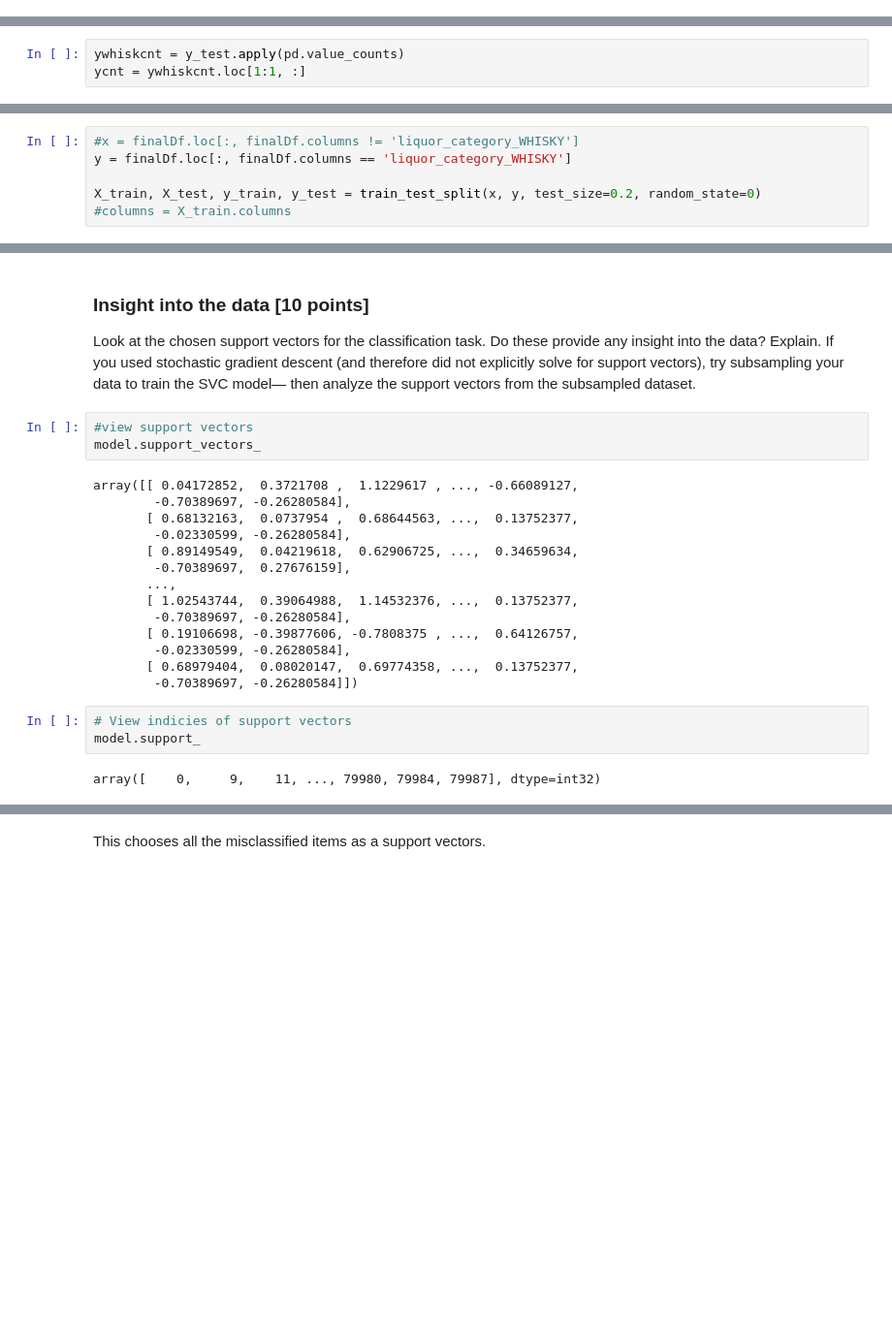
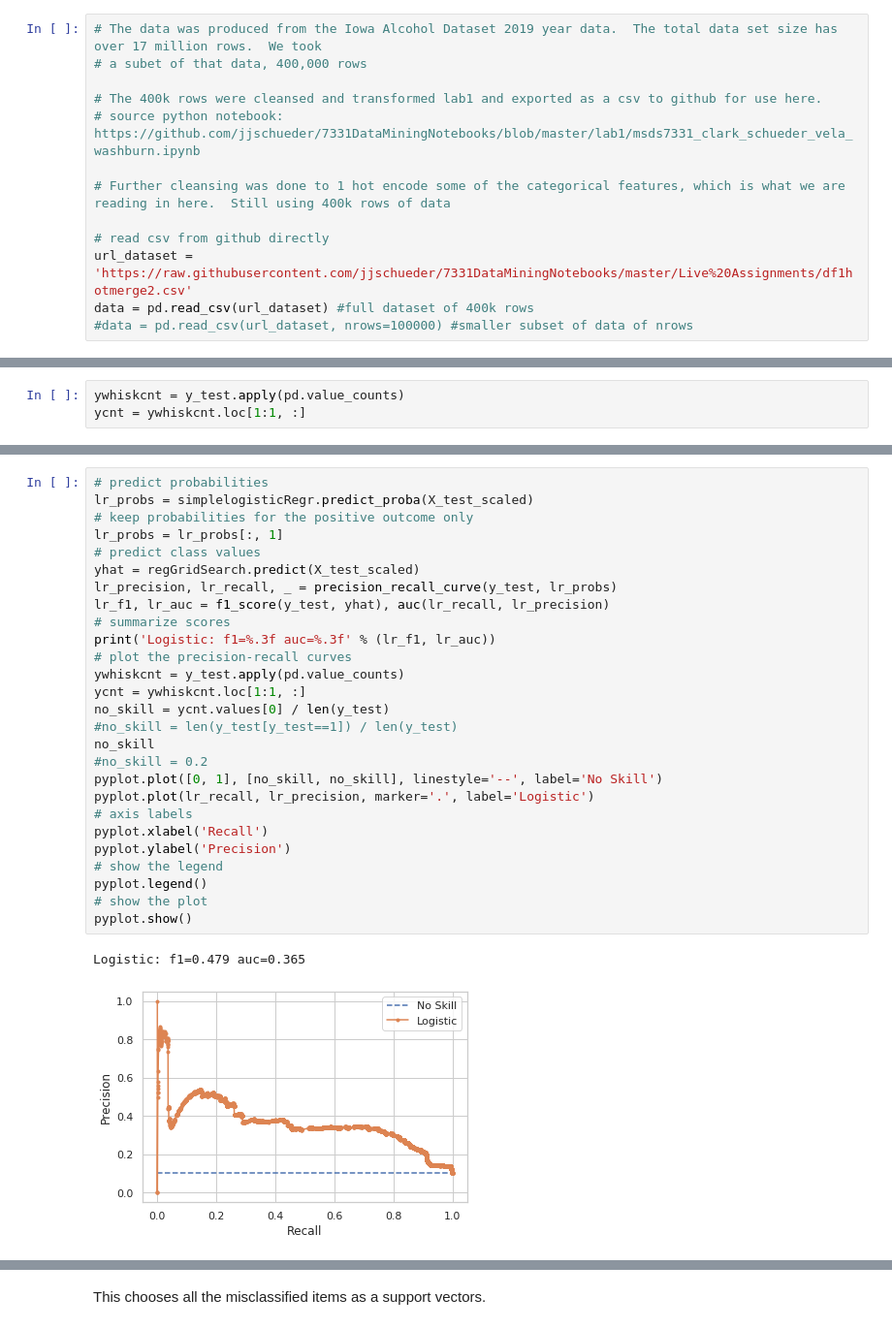
Before and after one commit to jjschueder/7331DataMiningNotebooks, a Jupyter notebook: Mini-Project SVMLR Classification/msds7331_mini_clark_schueder_vela_washburn.ipynb, the cells around one changed output, grey strips where cells are left out. Shown: that part at 97% size. Cells and saved outputs as stored; diff of their text form; blank space fills up the shorter version.

```diff
--- a/Mini-Project SVMLR Classification/msds7331_mini_clark_schueder_vela_washburn.ipynb
+++ b/Mini-Project SVMLR Classification/msds7331_mini_clark_schueder_vela_washburn.ipynb
@@ -295,0 +122,13 @@ GridSearchCV(cv=ShuffleSplit(n_splits=10, random_state=0, test_size=0.1, train_s
+# %%
+# The data was produced from the Iowa Alcohol Dataset 2019 year data.  The total data set size has over 17 million rows.  We took
+# a subet of that data, 400,000 rows
+
+# The 400k rows were cleansed and transformed lab1 and exported as a csv to github for use here.
+# source python notebook: https://github.com/jjschueder/7331DataMiningNotebooks/blob/master/lab1/msds7331_clark_schueder_vela_washburn.ipynb
+
+# Further cleansing was done to 1 hot encode some of the categorical features, which is what we are reading in here.  Still using 400k rows of data
+
+# read csv from github directly
+url_dataset = 'https://raw.githubusercontent.com/jjschueder/7331DataMiningNotebooks/master/Live%20Assignments/df1hotmerge2.csv'
+data = pd.read_csv(url_dataset) #full dataset of 400k rows
+#data = pd.read_csv(url_dataset, nrows=100000) #smaller subset of data of nrows
@@ -648,6 +624,0 @@ plt.ylabel('cumulative explained variance');
-# %%
-#x = finalDf.loc[:, finalDf.columns != 'liquor_category_WHISKY']
-y = finalDf.loc[:, finalDf.columns == 'liquor_category_WHISKY']
-
-X_train, X_test, y_train, y_test = train_test_split(x, y, test_size=0.2, random_state=0)
-#columns = X_train.columns
@@ -1072,28 +625,30 @@ plt.show()
-# %% [markdown]
-### Insight into the data [10 points]
-Look at the chosen support vectors for the classification task. Do these provide
-any insight into the data? Explain. If you used stochastic gradient descent (and therefore did
-not explicitly solve for support vectors), try subsampling your data to train the SVC model—
-then analyze the support vectors from the subsampled dataset.
-# %%
-#view support vectors
-model.support_vectors_
-# %% [output]
-array([[ 0.04172852,  0.3721708 ,  1.1229617 , ..., -0.66089127,
-        -0.70389697, -0.26280584],
-       [ 0.68132163,  0.0737954 ,  0.68644563, ...,  0.13752377,
-        -0.02330599, -0.26280584],
-       [ 0.89149549,  0.04219618,  0.62906725, ...,  0.34659634,
-        -0.70389697,  0.27676159],
-       ...,
-       [ 1.02543744,  0.39064988,  1.14532376, ...,  0.13752377,
-        -0.70389697, -0.26280584],
-       [ 0.19106698, -0.39877606, -0.7808375 , ...,  0.64126757,
-        -0.02330599, -0.26280584],
-       [ 0.68979404,  0.08020147,  0.69774358, ...,  0.13752377,
-        -0.70389697, -0.26280584]])
-# %%
-# View indicies of support vectors
-model.support_
-# %% [output]
-array([    0,     9,    11, ..., 79980, 79984, 79987], dtype=int32)
+# %%
+# predict probabilities
+lr_probs = simplelogisticRegr.predict_proba(X_test_scaled)
+# keep probabilities for the positive outcome only
+lr_probs = lr_probs[:, 1]
+# predict class values
+yhat = regGridSearch.predict(X_test_scaled)
+lr_precision, lr_recall, _ = precision_recall_curve(y_test, lr_probs)
+lr_f1, lr_auc = f1_score(y_test, yhat), auc(lr_recall, lr_precision)
+# summarize scores
+print('Logistic: f1=%.3f auc=%.3f' % (lr_f1, lr_auc))
+# plot the precision-recall curves
+ywhiskcnt = y_test.apply(pd.value_counts)
+ycnt = ywhiskcnt.loc[1:1, :]
+no_skill = ycnt.values[0] / len(y_test)
+#no_skill = len(y_test[y_test==1]) / len(y_test)
+no_skill
+#no_skill = 0.2
+pyplot.plot([0, 1], [no_skill, no_skill], linestyle='--', label='No Skill')
+pyplot.plot(lr_recall, lr_precision, marker='.', label='Logistic')
+# axis labels
+pyplot.xlabel('Recall')
+pyplot.ylabel('Precision')
+# show the legend
+pyplot.legend()
+# show the plot
+pyplot.show()
+# %% [output]
+Logistic: f1=0.479 auc=0.365
+[figure, added]
```
Also changed, not shown: parts of 159 cells of this notebook.
